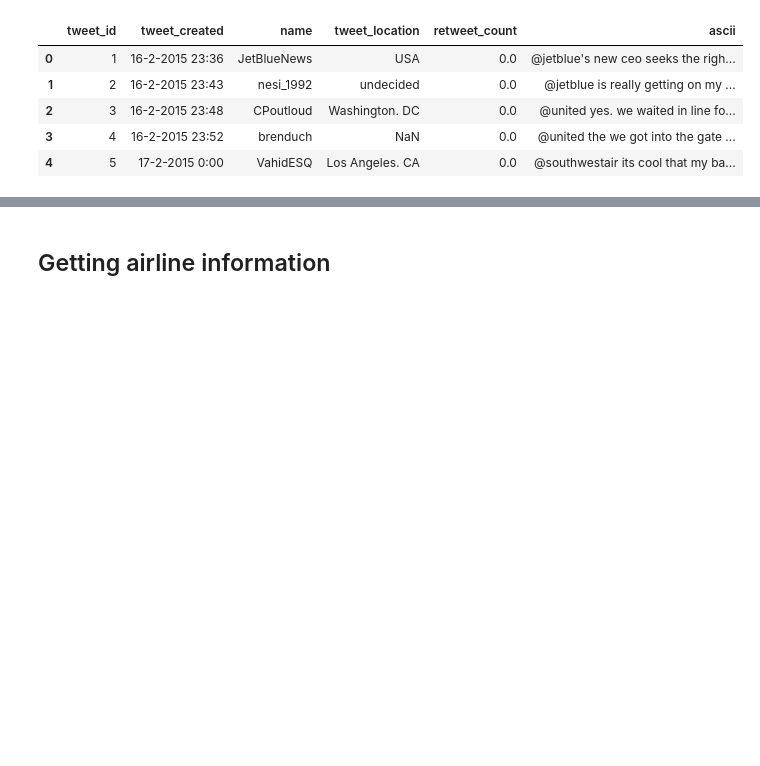
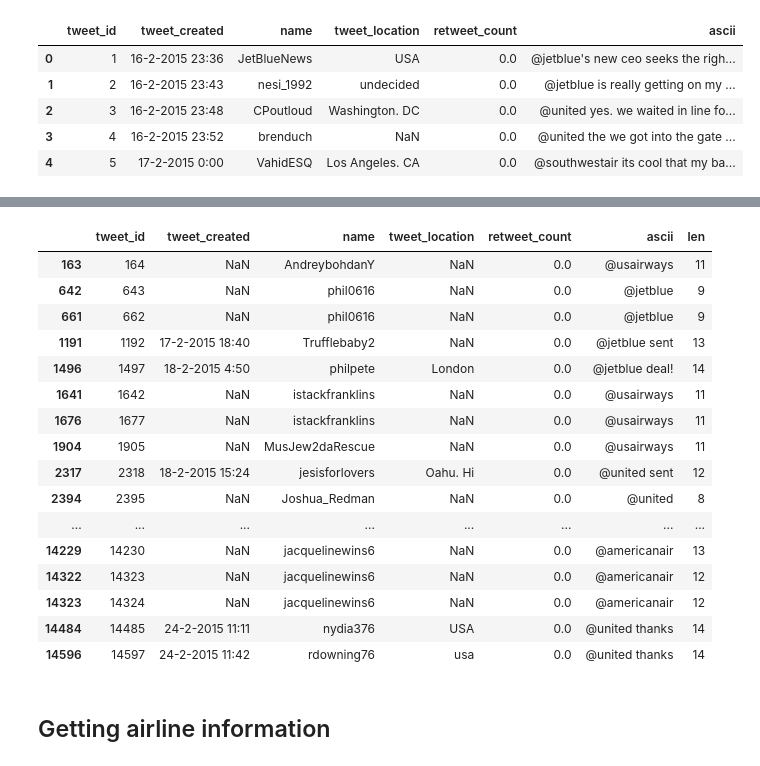
Before and after one commit to l1x/nlp, a Jupyter notebook: nlp.ipynb, the cells around one changed output, grey strips where cells are left out. Cells and saved outputs as stored; diff of their text form; code cells hidden in the pictures; blank space fills up the shorter version.

```diff
--- a/nlp.ipynb
+++ b/nlp.ipynb
@@ -160,3 +197,23 @@ df.head()
+# %%
+df[(df.len < 15)]
+# %% [output]
+|  | tweet_id | tweet_created | name | tweet_location | retweet_count | ascii | len |
+| 163 | 164 | NaN | AndreybohdanY | NaN | 0.0 | @usairways | 11 |
+| 642 | 643 | NaN | phil0616 | NaN | 0.0 | @jetblue | 9 |
+| 661 | 662 | NaN | phil0616 | NaN | 0.0 | @jetblue | 9 |
+| 1191 | 1192 | 17-2-2015 18:40 | Trufflebaby2 | NaN | 0.0 | @jetblue sent | 13 |
+| 1496 | 1497 | 18-2-2015 4:50 | philpete | London | 0.0 | @jetblue deal! | 14 |
+| 1641 | 1642 | NaN | istackfranklins | NaN | 0.0 | @usairways | 11 |
+| 1676 | 1677 | NaN | istackfranklins | NaN | 0.0 | @usairways | 11 |
+| 1904 | 1905 | NaN | MusJew2daRescue | NaN | 0.0 | @usairways | 11 |
+| 2317 | 2318 | 18-2-2015 15:24 | jesisforlovers | Oahu. Hi | 0.0 | @united sent | 12 |
+| 2394 | 2395 | NaN | Joshua_Redman | NaN | 0.0 | @united | 8 |
+| ... | ... | ... | ... | ... | ... | ... | ... |
+| 14229 | 14230 | NaN | jacquelinewins6 | NaN | 0.0 | @americanair | 13 |
+| 14322 | 14323 | NaN | jacquelinewins6 | NaN | 0.0 | @americanair | 12 |
+| 14323 | 14324 | NaN | jacquelinewins6 | NaN | 0.0 | @americanair | 12 |
+| 14484 | 14485 | 24-2-2015 11:11 | nydia376 | USA | 0.0 | @united thanks | 14 |
+| 14596 | 14597 | 24-2-2015 11:42 | rdowning76 | usa | 0.0 | @united thanks | 14 |
 # %% [markdown]
 ## Getting airline information
 # %%
```
Also changed, not shown: parts of 66 cells of this notebook, 15 other files.
